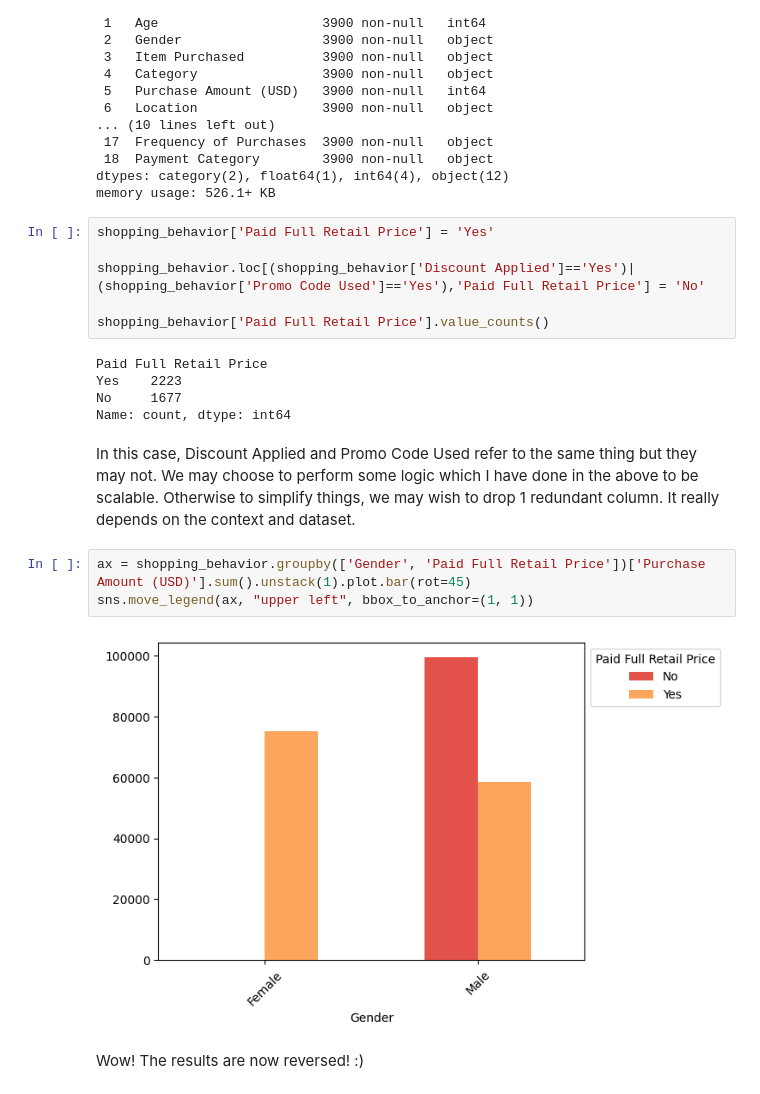
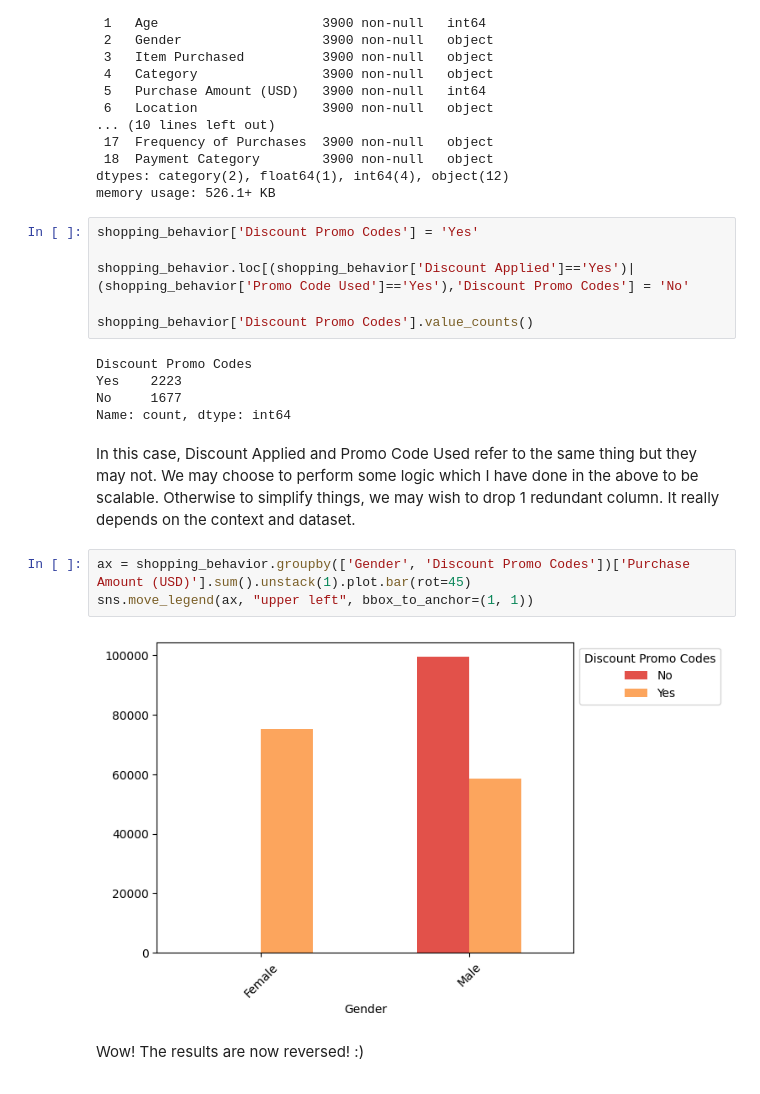
Before and after one commit to annabel-lee-x10/ecommerce-trends-visualization, a Jupyter notebook: ecommerce-trends-viz.ipynb, the cells around one changed output. Cells and saved outputs as stored; diff of their text form.

```diff
--- a/ecommerce-trends-viz.ipynb
+++ b/ecommerce-trends-viz.ipynb
@@ -205,22 +207,22 @@ Data columns (total 19 columns):
 dtypes: category(2), float64(1), int64(4), object(12)
 memory usage: 526.1+ KB
 # %%
-shopping_behavior['Paid Full Retail Price'] = 'Yes'
+shopping_behavior['Discount Promo Codes'] = 'Yes'
 
-shopping_behavior.loc[(shopping_behavior['Discount Applied']=='Yes')| (shopping_behavior['Promo Code Used']=='Yes'),'Paid Full Retail Price'] = 'No'
+shopping_behavior.loc[(shopping_behavior['Discount Applied']=='Yes')| (shopping_behavior['Promo Code Used']=='Yes'),'Discount Promo Codes'] = 'No'
 
-shopping_behavior['Paid Full Retail Price'].value_counts()
+shopping_behavior['Discount Promo Codes'].value_counts()
 # %% [output]
-Paid Full Retail Price
+Discount Promo Codes
 Yes    2223
 No     1677
 Name: count, dtype: int64
 # %% [markdown]
 In this case, Discount Applied and Promo Code Used refer to the same thing but they may not. We may choose to perform some logic which I have done in the above to be scalable. Otherwise to simplify things, we may wish to drop 1 redundant column.  It really depends on the context and dataset.
 # %%
-ax = shopping_behavior.groupby(['Gender', 'Paid Full Retail Price'])['Purchase Amount (USD)'].sum().unstack(1).plot.bar(rot=45)
+ax = shopping_behavior.groupby(['Gender', 'Discount Promo Codes'])['Purchase Amount (USD)'].sum().unstack(1).plot.bar(rot=45)
 sns.move_legend(ax, "upper left", bbox_to_anchor=(1, 1))
 # %% [output]
-[figure, old version]
+[figure, new version]
 # %% [markdown]
 Wow! The results are now reversed! :)
```
Also changed, not shown: parts of 13 cells of this notebook.
